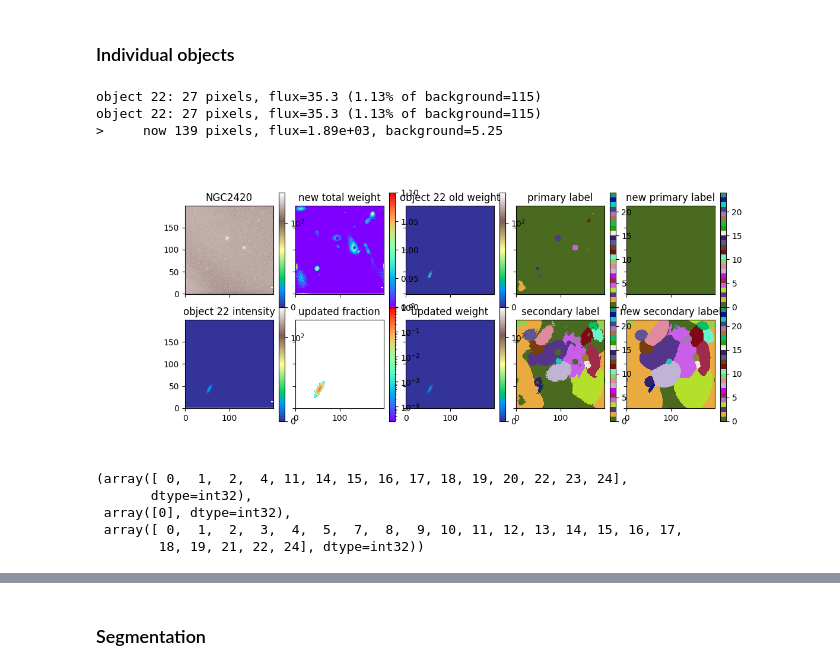
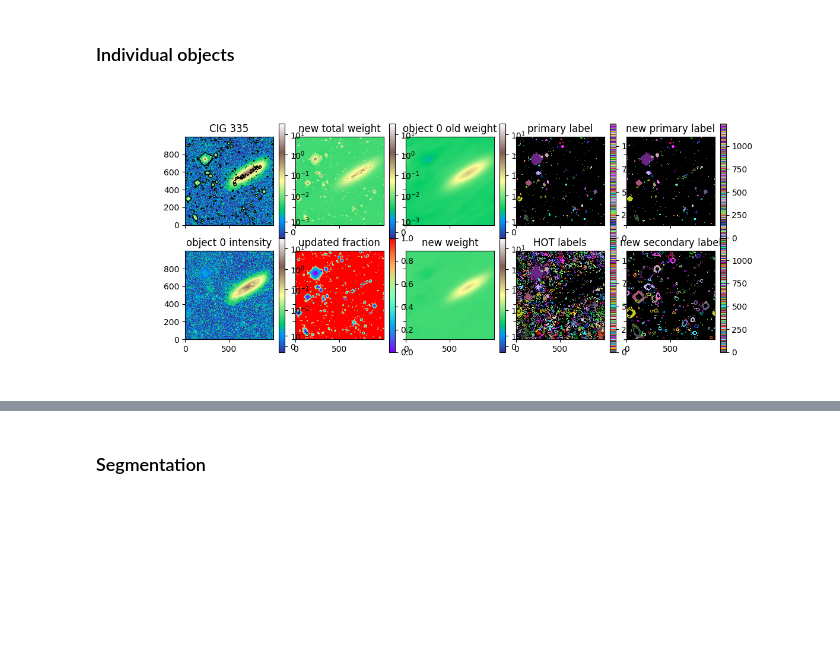
Before and after one commit to paranoya/image-processing, a Jupyter notebook: HOT.ipynb, the cells around one changed output, grey strips where cells are left out. Saved outputs shown, nothing was run; the diff lists cells and outputs as text; code cells hidden in the pictures; blank space fills up the shorter version.

```diff
--- a/HOT.ipynb
+++ b/HOT.ipynb
@@ -20,5 +20,5 @@ importlib.reload(scripts)
 ## 2. Read data
 # %%
 importlib.reload(scripts.read_data)
-object_name, data, wcs = scripts.read_data.run(22, (0, 0, 1))
+object_name, data, wcs = scripts.read_data.run(21, (0, 0, 1))
 # %% [output]
@@ -213,9 +163,9 @@ second_weight = np.zeros_like(data)
 for lbl in np.unique(label):
     if lbl % 100 == 0:
         print(lbl)
-    weight = update_weight(lbl)
+    weight = compute_weight(lbl, primary_label, secondary_label)
     new_total_weight += weight
-    print(f"{np.nanmean(new_total_weight):.3g} {time()-t0:.3g} seconds")
+
     update = np.where(weight > second_weight)
     new_secondary_label[update] = lbl
     second_weight[update] = weight[update]
@@ -227,6 +177,7 @@ for lbl in np.unique(label):
     max_weight[update] = weight[update]
 '''
 '''
+secondary_label = new_secondary_label
 
 #iteration += 1
 #total_weight = new_total_weight
@@ -271,11 +222,12 @@ data_dimensionality = sorted_strides.size-1
 #scale_max = data.ravel()[argsorted_data[-1]]
 #colour_scale = colors.SymLogNorm(vmin=scale_min, linthresh=2*pivot-scale_min, vmax=scale_max)
 p0, p16, p50, p100 = np.nanpercentile(data, [0, 16, 50, 100])
-colour_scale = colors.SymLogNorm(vmin=0, linthresh=2*p50-p16, vmax=p100)
+colour_scale = colors.SymLogNorm(vmin=p16, linthresh=2*p50-p16, vmax=p100+p16)
 
 #colour_scale = colors.SymLogNorm(vmin=0, linthresh=100, vmax=200)
 # %%
-my_cmap = np.vstack([np.argsort(np.random.random(n_sources))/n_sources, np.argsort(np.random.random(n_sources))/n_sources, np.argsort(np.random.random(n_sources))/n_sources, np.ones(n_sources)]).T
+my_cmap = np.vstack([(np.argsort(np.random.random(n_sources))+1)/n_sources, (np.argsort(np.random.random(n_sources))+1)/n_sources, (np.argsort(np.random.random(n_sources))+1)/n_sources, np.ones(n_sources)]).T
+my_cmap[0, :] = [0., 0., 0., 1.]
 final_cmap = colors.ListedColormap(my_cmap)
 # %% [markdown]
 ### Individual objects
@@ -288,9 +240,8 @@ def explore_weight(object_label, data, labels, total_weight, intensity_scale):
                         sharex=True, sharey=True,
                         gridspec_kw={'hspace': 0, 'wspace': 0})
 
-    old_weight = compute_weight(object_label)
-    new_weight = update_weight(object_label)
-    #model = update_model(object_label, data, label, total_weight)
+    old_weight = compute_weight(object_label, label, label)
+    new_weight = compute_weight(object_label, primary_label, secondary_label)
 
     ax = axes[0, 0]
     ax.set_title(f'{object_name}')
@@ -303,16 +254,17 @@ def explore_weight(object_label, data, labels, total_weight, intensity_scale):
         norm = intensity_scale,
         )
     cb = fig.colorbar(im, ax=ax)
+    ax.contour(new_primary_label, levels=[.5], colors='k', linewidths=1)
 
     ax = axes[0, 1]
     ax.set_title(f'new total weight')
     im = ax.imshow(
-        new_total_weight/data,
+        new_total_weight,
         interpolation='nearest', origin='lower',
-        cmap='rainbow',
-        vmin=0.9, vmax=1.1,
-        #cmap='terrain',
-        #norm = intensity_scale,
+        #cmap='rainbow',
+        #vmin=0.9, vmax=1.1,
+        cmap='terrain',
+        norm = intensity_scale,
         )
     cb = fig.colorbar(im, ax=ax)
 
@@ -383,8 +335,9 @@ def explore_weight(object_label, data, labels, total_weight, intensity_scale):
     im = ax.imshow(
         new_weight/new_total_weight,
         interpolation='nearest', origin='lower',
-        cmap='rainbow', norm=colors.LogNorm(vmin=1/data.size, vmax=1)
-        #vmin=0, vmax=1,
+        cmap='rainbow',
+        #norm=colors.LogNorm(vmin=1e-3, vmax=1),
+        vmin=0, vmax=1,
         )
     '''
     ax.set_title(f'fraction')
@@ -405,14 +358,8 @@ def explore_weight(object_label, data, labels, total_weight, intensity_scale):
 
     ax = axes[1, 2]
     '''
-    ax.set_title(f'HOT labels')
-    im = ax.imshow(
-        label,
-        interpolation='nearest', origin='lower',
-        vmin=0, vmax=n_sources, cmap=final_cmap,
-        )
     '''
-    ax.set_title(f'updated weight')
+    ax.set_title(f'new weight')
     im = ax.imshow(
         new_weight,
         interpolation='nearest', origin='lower',
@@ -426,50 +373,39 @@ def explore_weight(object_label, data, labels, total_weight, intensity_scale):
     im = ax.imshow(
         primary_label,
         interpolation='nearest', origin='lower',
-        vmin=0, vmax=n_sources, cmap=final_cmap,
+        vmin=-.5, vmax=n_sources-.5, cmap=final_cmap,
         )
     cb = fig.colorbar(im, ax=ax)
 
     ax = axes[0, 4]
     ax.set_title(f'new primary label')
     im = ax.imshow(
         new_primary_label,
         interpolation='nearest', origin='lower',
-        vmin=0, vmax=n_sources, cmap=final_cmap,
+        vmin=-.5, vmax=n_sources-.5, cmap=final_cmap,
         )
     cb = fig.colorbar(im, ax=ax)
 
     ax = axes[1, 3]
-    ax.set_title(f'secondary label')
+    ax.set_title(f'HOT labels')
     im = ax.imshow(
-        secondary_label,
+        label,
         interpolation='nearest', origin='lower',
-        vmin=0, vmax=n_sources, cmap=final_cmap,
+        vmin=-.5, vmax=n_sources-.5, cmap=final_cmap,
         )
     cb = fig.colorbar(im, ax=ax)
 
     ax = axes[1, 4]
     ax.set_title(f'new secondary label')
     im = ax.imshow(
         new_secondary_label,
         interpolation='nearest', origin='lower',
-        vmin=0, vmax=n_sources, cmap=final_cmap,
+        vmin=-.5, vmax=n_sources-.5, cmap=final_cmap,
         )
     cb = fig.colorbar(im, ax=ax)
 
 
 
-explore_weight(22, data, label, total_weight, colour_scale)
+explore_weight(0, data, label, total_weight, colour_scale)
 # %% [output]
-object 22: 27 pixels, flux=35.3 (1.13% of background=115)
-object 22: 27 pixels, flux=35.3 (1.13% of background=115)
->     now 139 pixels, flux=1.89e+03, background=5.25
-[figure, old version]
+[figure, new version]
-# %%
-np.unique(primary_label), np.unique(new_primary_label), np.unique(new_secondary_label)
-# %% [output]
-(array([ 0,  1,  2,  4, 11, 14, 15, 16, 17, 18, 19, 20, 22, 23, 24],
-       dtype=int32),
- array([0], dtype=int32),
- array([ 0,  1,  2,  3,  4,  5,  7,  8,  9, 10, 11, 12, 13, 14, 15, 16, 17,
-        18, 19, 21, 22, 24], dtype=int32))
```
Also changed, not shown: parts of 13 cells of this notebook, 1 other file.
